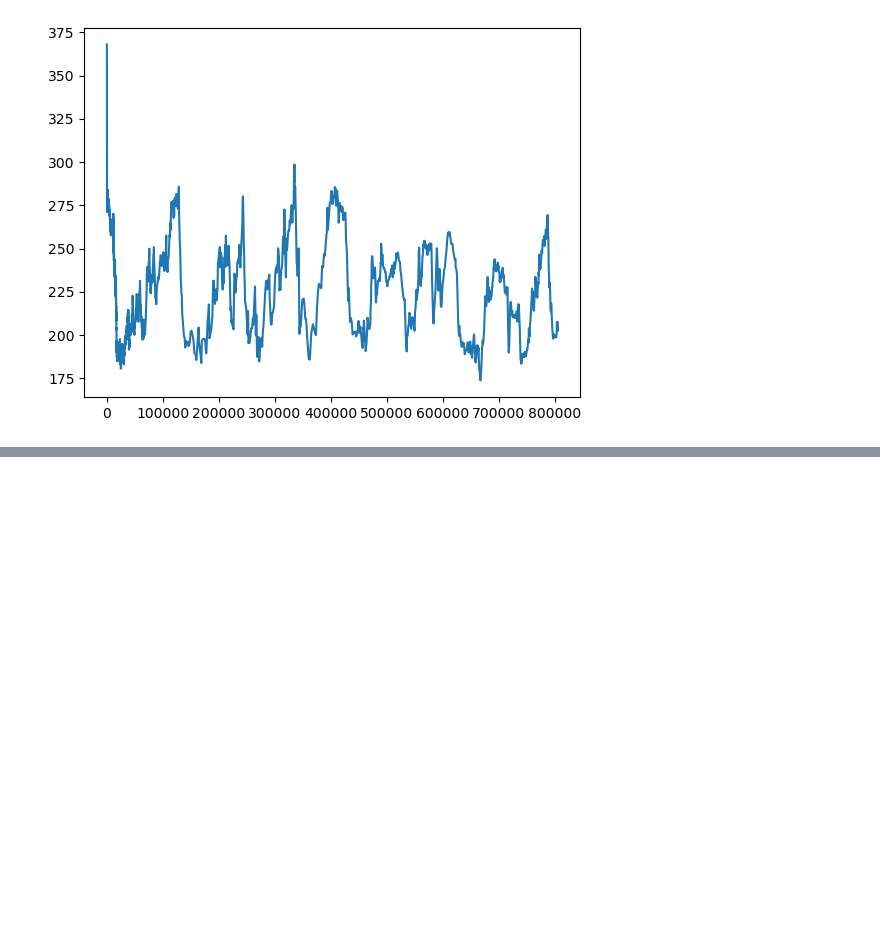
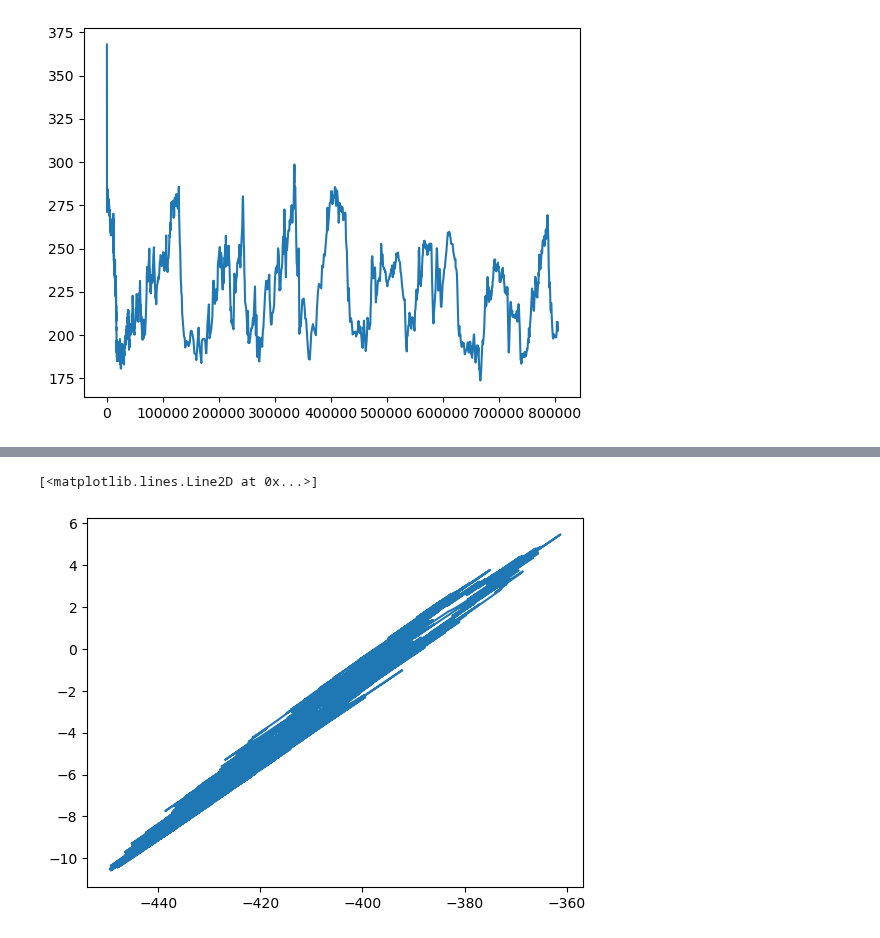
Before and after one commit to dectan/Programming-for-Data-Analysis-Project-2, a Jupyter notebook: test3.ipynb, the cells around one changed output, grey strips where cells are left out. Saved outputs shown, nothing was run; the diff lists cells and outputs as text; code cells hidden in the pictures; blank space fills up the shorter version.

Commit message:
Deuterium data read in and graphed.

```diff
--- a/test3.ipynb
+++ b/test3.ipynb
@@ -58,0 +62,9 @@ plt.show()
+# %%
+#https://www.ncei.noaa.gov/pub/data/paleo/icecore/antarctica/epica_domec/edc3deuttemp2007.txt
+
+#https://stackoverflow.com/questions/19632075/how-to-read-file-with-space-separated-values-in-pandas
+df1=pd.read_csv('Antartica.txt',delimiter=r"\s+")
+#df1 = pd.read_csv("deter.csv",sep = " ")
+#df1.describe()
+#print(df1['Bag'])
+df1
@@ -58,0 +126,3 @@ plt.show()
+# %%
+df1.columns = df1.columns.str.lstrip()
+df1.columns = df1.columns.str.rstrip()
@@ -58,0 +133,5 @@ plt.show()
+# %%
+plt.plot(df1['Deuterium'],df1['Temperature'])
+# %% [output]
+[<matplotlib.lines.Line2D at 0x...>]
+[figure, added]
```
Also changed, not shown: parts of 11 cells of this notebook, 2 other files.
